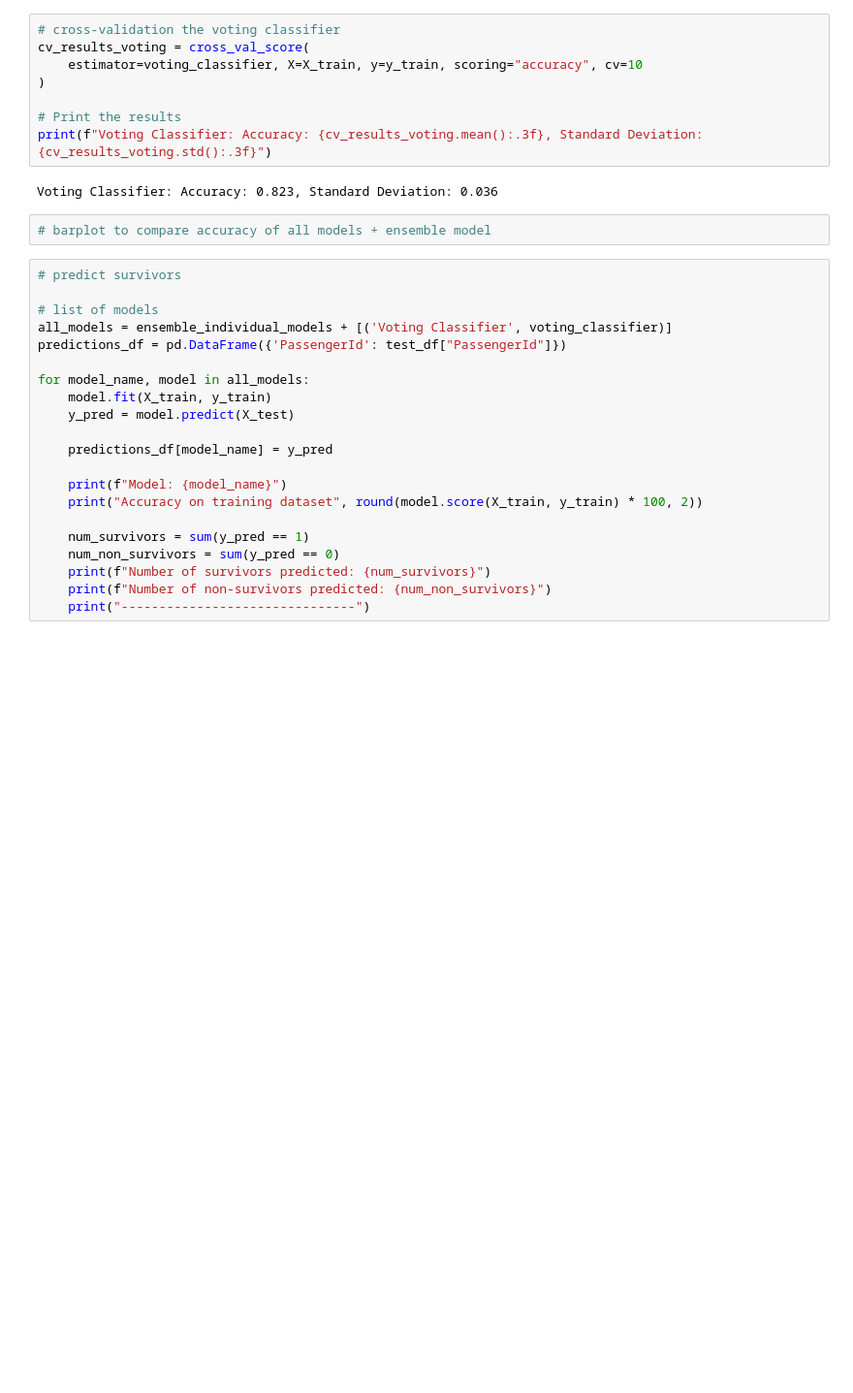
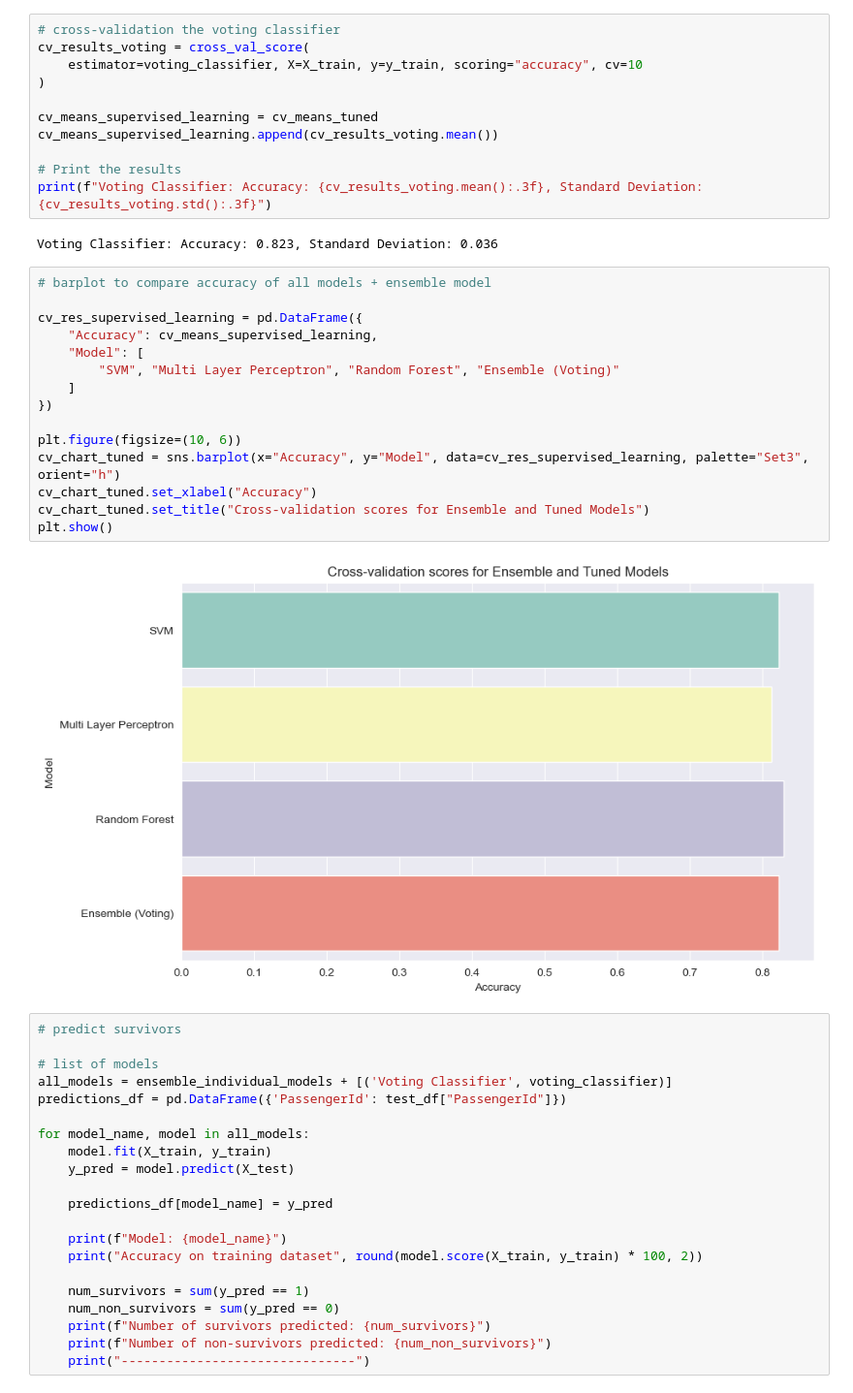
Before and after one commit to filcampos00/ML-titanic, a Jupyter notebook: src/titanic_notebook.ipynb, the cells around one changed output. Shown: that part at 97% size. Cells and saved outputs as stored; diff of their text form; blank space fills up the shorter version.

Commit message:
chart for SL ensemble and tuned models cv scores

```diff
--- a/src/titanic_notebook.ipynb
+++ b/src/titanic_notebook.ipynb
@@ -487,12 +487,30 @@ cv_results_voting = cross_val_score(
     estimator=voting_classifier, X=X_train, y=y_train, scoring="accuracy", cv=10
 )
 
+cv_means_supervised_learning = cv_means_tuned
+cv_means_supervised_learning.append(cv_results_voting.mean())
+
 # Print the results
 print(f"Voting Classifier: Accuracy: {cv_results_voting.mean():.3f}, Standard Deviation: {cv_results_voting.std():.3f}")
 # %% [output]
 Voting Classifier: Accuracy: 0.823, Standard Deviation: 0.036
 # %%
 # barplot to compare accuracy of all models + ensemble model
+
+cv_res_supervised_learning = pd.DataFrame({
+    "Accuracy": cv_means_supervised_learning,
+    "Model": [
+        "SVM", "Multi Layer Perceptron", "Random Forest", "Ensemble (Voting)"
+    ]
+})
+
+plt.figure(figsize=(10, 6))
+cv_chart_tuned = sns.barplot(x="Accuracy", y="Model", data=cv_res_supervised_learning, palette="Set3", orient="h")
+cv_chart_tuned.set_xlabel("Accuracy")
+cv_chart_tuned.set_title("Cross-validation scores for Ensemble and Tuned Models")
+plt.show()
+# %% [output]
+[figure, added]
 # %%
 # predict survivors
 
```
Also changed, not shown: parts of 2 cells of this notebook.
